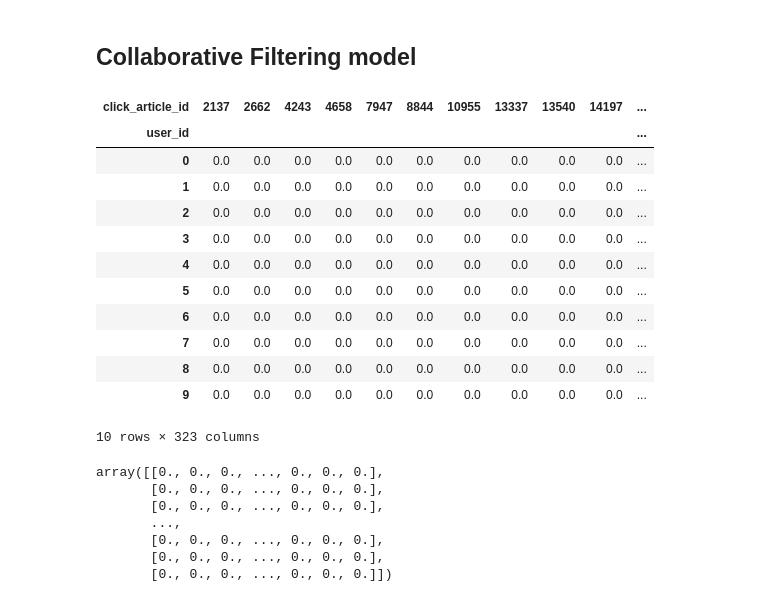
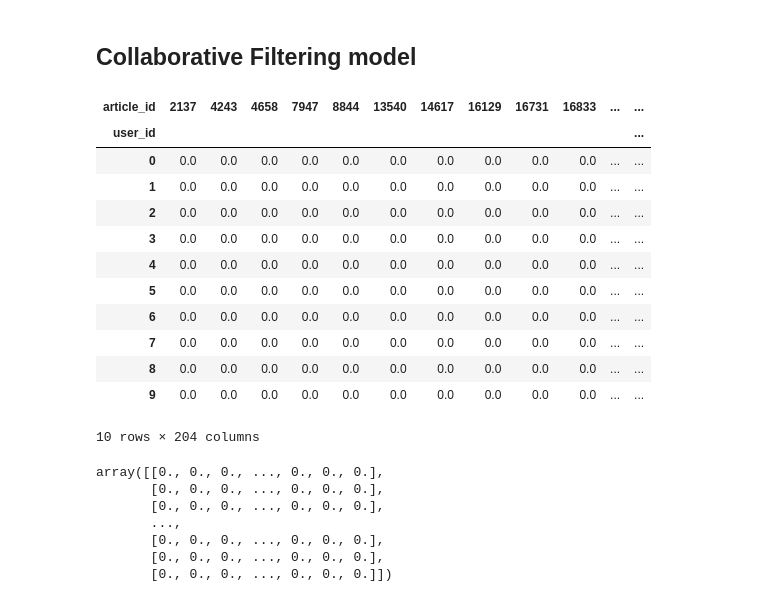
Before and after one commit to amadousysada/content-recommendation, a Jupyter notebook: analyse-exploratoire.ipynb, the cells around one changed output. Drawn from its saved outputs; the diff is of its cells as text; code cells hidden in the pictures.

```diff
--- a/analyse-exploratoire.ipynb
+++ b/analyse-exploratoire.ipynb
@@ -460,25 +452,25 @@ Wall time: 4min 37s
 ## Collaborative Filtering model
 # %%
 #Creating a sparse pivot table with users in rows and items in columns
-users_articles_pivot_matrix_df = clicks_sample.drop_duplicates(["user_id","article_id"])\
+users_articles_pivot_matrix_df = clicks_train_df.drop_duplicates(["user_id","article_id"])\
                                   .assign(val=1)\
                                   .pivot(index='user_id', columns='article_id', values='val')\
                                   .fillna(0)
 users_articles_pivot_matrix_df.head(10)
 # %% [output]
-| click_article_id | 2137 | 2662 | 4243 | 4658 | 7947 | 8844 | 10955 | 13337 | 13540 | 14197 | ... |
-| user_id |  |  |  |  |  |  |  |  |  |  | ... |
-| 0 | 0.0 | 0.0 | 0.0 | 0.0 | 0.0 | 0.0 | 0.0 | 0.0 | 0.0 | 0.0 | ... |
-| 1 | 0.0 | 0.0 | 0.0 | 0.0 | 0.0 | 0.0 | 0.0 | 0.0 | 0.0 | 0.0 | ... |
-| 2 | 0.0 | 0.0 | 0.0 | 0.0 | 0.0 | 0.0 | 0.0 | 0.0 | 0.0 | 0.0 | ... |
-| 3 | 0.0 | 0.0 | 0.0 | 0.0 | 0.0 | 0.0 | 0.0 | 0.0 | 0.0 | 0.0 | ... |
-| 4 | 0.0 | 0.0 | 0.0 | 0.0 | 0.0 | 0.0 | 0.0 | 0.0 | 0.0 | 0.0 | ... |
-| 5 | 0.0 | 0.0 | 0.0 | 0.0 | 0.0 | 0.0 | 0.0 | 0.0 | 0.0 | 0.0 | ... |
-| 6 | 0.0 | 0.0 | 0.0 | 0.0 | 0.0 | 0.0 | 0.0 | 0.0 | 0.0 | 0.0 | ... |
-| 7 | 0.0 | 0.0 | 0.0 | 0.0 | 0.0 | 0.0 | 0.0 | 0.0 | 0.0 | 0.0 | ... |
-| 8 | 0.0 | 0.0 | 0.0 | 0.0 | 0.0 | 0.0 | 0.0 | 0.0 | 0.0 | 0.0 | ... |
-| 9 | 0.0 | 0.0 | 0.0 | 0.0 | 0.0 | 0.0 | 0.0 | 0.0 | 0.0 | 0.0 | ... |
+| article_id | 2137 | 4243 | 4658 | 7947 | 8844 | 13540 | 14617 | 16129 | 16731 | 16833 | ... | ... |
+| user_id |  |  |  |  |  |  |  |  |  |  |  | ... |
+| 0 | 0.0 | 0.0 | 0.0 | 0.0 | 0.0 | 0.0 | 0.0 | 0.0 | 0.0 | 0.0 | ... | ... |
+| 1 | 0.0 | 0.0 | 0.0 | 0.0 | 0.0 | 0.0 | 0.0 | 0.0 | 0.0 | 0.0 | ... | ... |
+| 2 | 0.0 | 0.0 | 0.0 | 0.0 | 0.0 | 0.0 | 0.0 | 0.0 | 0.0 | 0.0 | ... | ... |
+| 3 | 0.0 | 0.0 | 0.0 | 0.0 | 0.0 | 0.0 | 0.0 | 0.0 | 0.0 | 0.0 | ... | ... |
+| 4 | 0.0 | 0.0 | 0.0 | 0.0 | 0.0 | 0.0 | 0.0 | 0.0 | 0.0 | 0.0 | ... | ... |
+| 5 | 0.0 | 0.0 | 0.0 | 0.0 | 0.0 | 0.0 | 0.0 | 0.0 | 0.0 | 0.0 | ... | ... |
+| 6 | 0.0 | 0.0 | 0.0 | 0.0 | 0.0 | 0.0 | 0.0 | 0.0 | 0.0 | 0.0 | ... | ... |
+| 7 | 0.0 | 0.0 | 0.0 | 0.0 | 0.0 | 0.0 | 0.0 | 0.0 | 0.0 | 0.0 | ... | ... |
+| 8 | 0.0 | 0.0 | 0.0 | 0.0 | 0.0 | 0.0 | 0.0 | 0.0 | 0.0 | 0.0 | ... | ... |
+| 9 | 0.0 | 0.0 | 0.0 | 0.0 | 0.0 | 0.0 | 0.0 | 0.0 | 0.0 | 0.0 | ... | ... |
-10 rows × 323 columns
+10 rows × 204 columns
 # %%
 users_articles_pivot_matrix = users_articles_pivot_matrix_df.to_numpy()
 users_articles_pivot_matrix[:10]
```
Also changed, not shown: parts of 14 cells of this notebook.
